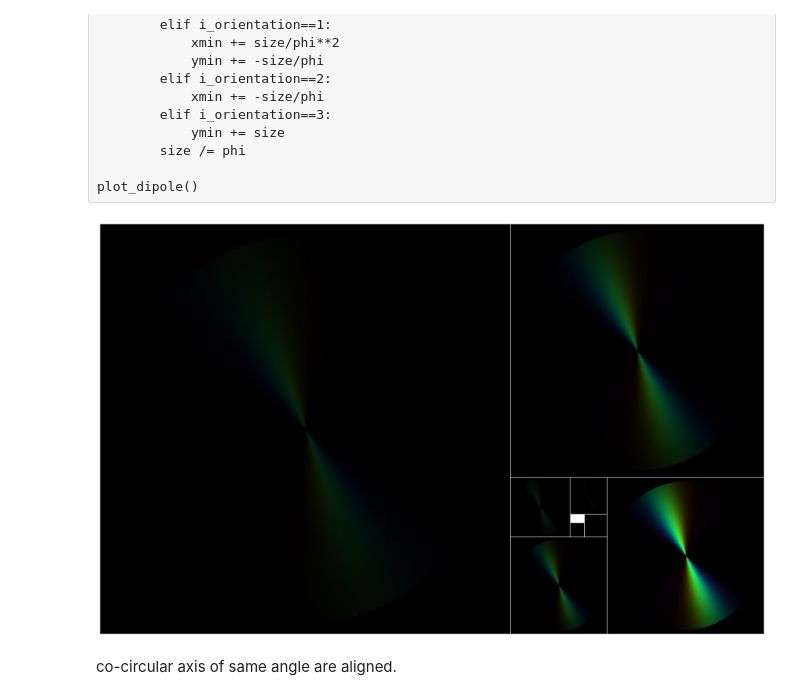
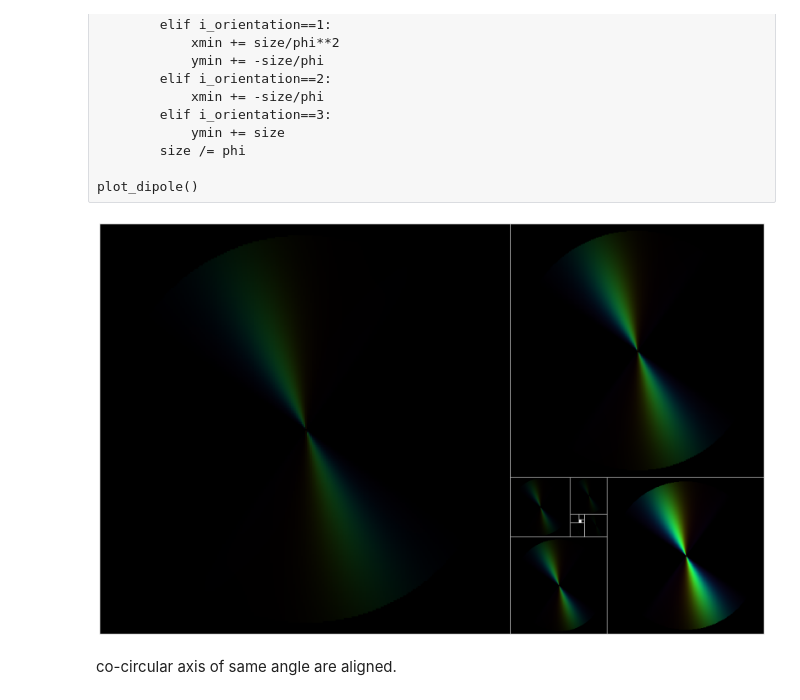
Before and after one commit to bicv/SparseEdges, a Jupyter notebook: secondorder_prior.ipynb, the cells around one changed output. Drawn from its saved outputs; the diff is of its cells as text; code cells hidden in the pictures.

```diff
--- a/secondorder_prior.ipynb
+++ b/secondorder_prior.ipynb
@@ -122,7 +122,7 @@ lg = LogGabor(im)
 mp = SparseEdges(lg)
 # %%
 def plot_dipole(w= pe.N_X*.3, B_phi=.1, B_theta=.8, scale=1.):
-    D = mp.dipole(np.array([mp.N_X/2, mp.N_Y/2, mp.theta[8], mp.sf_0[2], 1, 0.]), w= pe.N_X*.3, B_phi=.1, B_theta=.8, scale=1.)
+    D = mp.dipole(np.array([mp.N_X/2, mp.N_Y/2, mp.theta[8], mp.sf_0[2], 1, 0.]), w= w, B_phi=B_phi, B_theta=B_theta, scale=scale)
 
     im_RGB, im_max = [], 0
     for i_sf_0, sf_0_ in enumerate(mp.sf_0):
@@ -138,34 +138,34 @@ def plot_dipole(w= pe.N_X*.3, B_phi=.1, B_theta=.8, scale=1.):
     phi = (np.sqrt(5) +1.)/2. # golden number
     opts= {'vmin':0., 'vmax':1., 'interpolation':'nearest', 'origin':'upper'}
     fig_width = 16
     fig = plt.figure(figsize=(fig_width, fig_width/phi))
     xmin, ymin, size = 0, 0, 1.
 
     for i_sf_0, sf_0_ in enumerate(mp.sf_0):
         a = fig.add_axes((xmin/phi, ymin, size/phi, size), axisbg='w')
         a.axis(c='b', lw=0)
         plt.setp(a, xticks=[])
         plt.setp(a, yticks=[])
         a.imshow(im_RGB[i_sf_0]/im_max, **opts)
         a.grid(False)
         i_orientation = np.mod(i_sf_0, 4)
         if i_orientation==0:
             xmin += size
             ymin += size/phi**2
         elif i_orientation==1:
             xmin += size/phi**2
             ymin += -size/phi
         elif i_orientation==2:
             xmin += -size/phi
         elif i_orientation==3:
             ymin += size
         size /= phi
 
 #plot_dipole()
 from IPython.html.widgets import interact
 _ = interact(plot_dipole, w=(pe.N_X*.01,pe.N_X,pe.N_X*.01), B_phi=(0.01, 2., 0.04), B_theta=(0.01, 2., 0.04), scale=(0.01, 2., 0.04))
 # %% [output]
-[figure, old version]
+[figure, new version]
 # %% [markdown]
 co-circular axis of same angle are aligned.
 # %%
```
Also changed, not shown: parts of 8 cells of this notebook, 4 other files.
